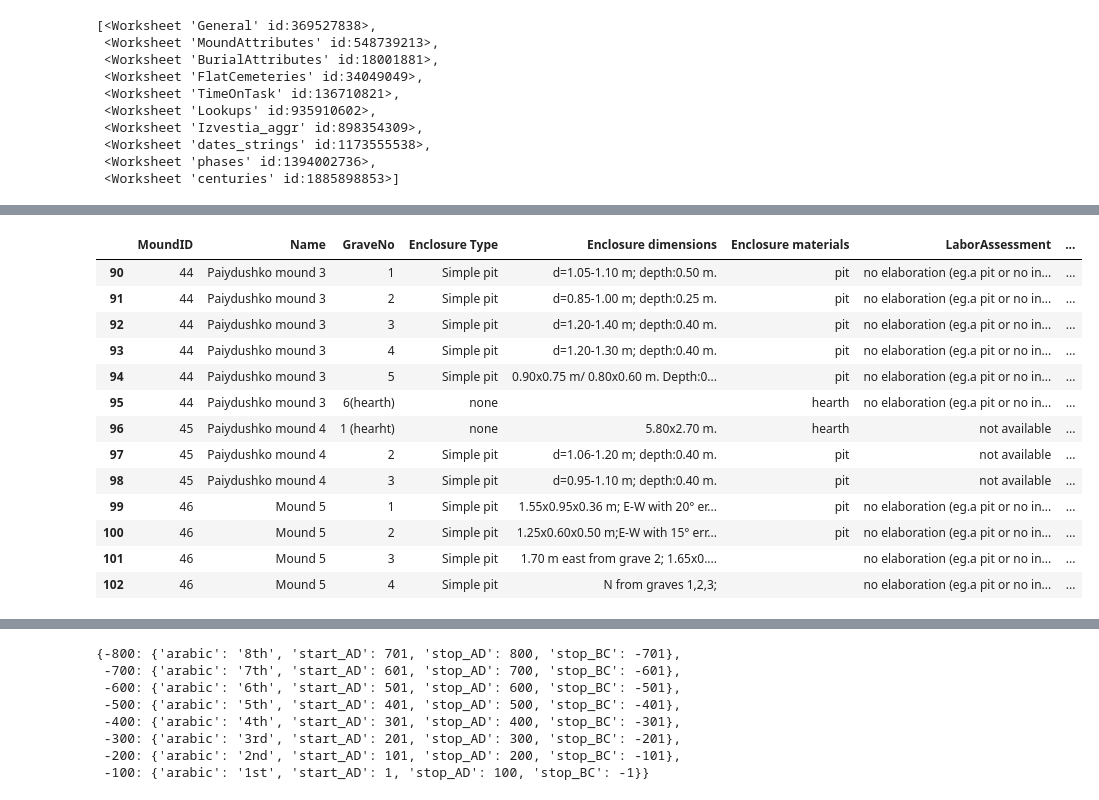
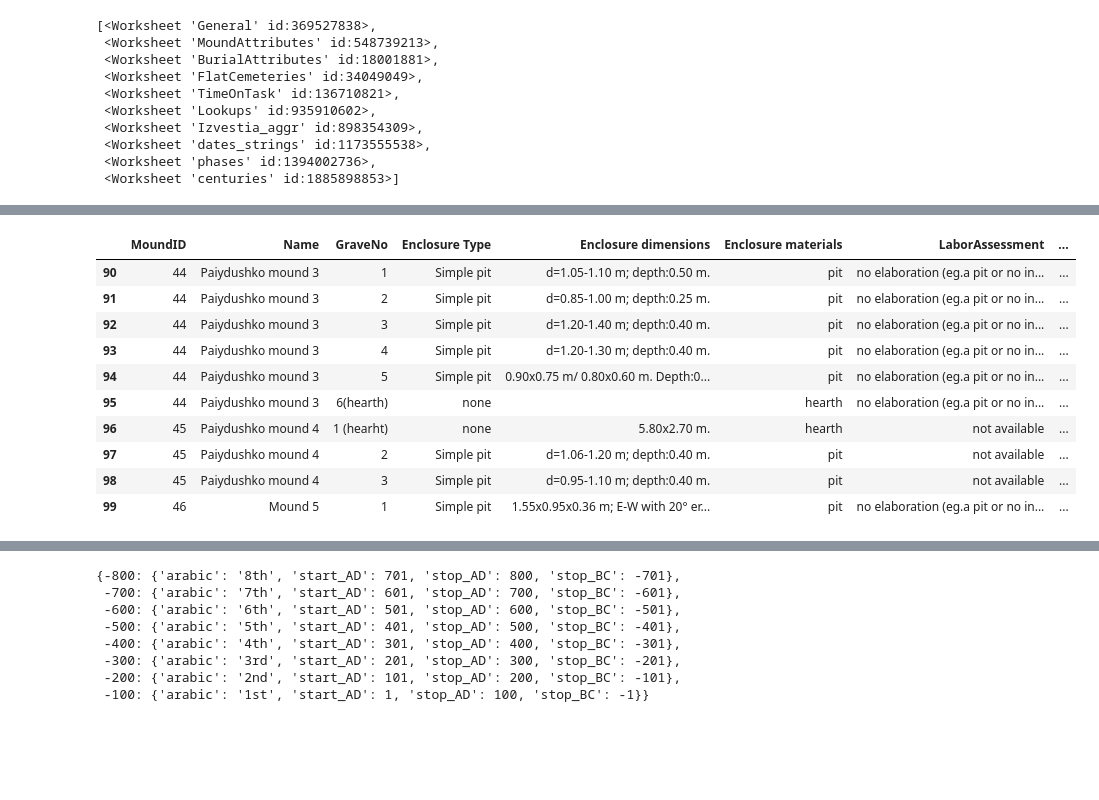
Before and after one commit to sdam-au/mounds_ETL, a Jupyter notebook: scripts/EXPLORING-MOUNDS-IN-GSHEETS.ipynb, the cells around one changed output, grey strips where cells are left out. Cells and saved outputs as stored; diff of their text form; code cells hidden in the pictures; blank space fills up the shorter version.

```diff
--- a/scripts/EXPLORING-MOUNDS-IN-GSHEETS.ipynb
+++ b/scripts/EXPLORING-MOUNDS-IN-GSHEETS.ipynb
@@ -220,22 +220,19 @@ def get_certainty(row):
   return certainty
 IzvestiaDataset_BurialAttributes["DateCertainty"] = IzvestiaDataset_BurialAttributes.apply(lambda row: get_certainty(row), axis=1)
 # %%
-IzvestiaDataset_BurialAttributes[IzvestiaDataset_BurialAttributes["DateCertainty"].str.startswith("?")]
+IzvestiaDataset_BurialAttributes[IzvestiaDataset_BurialAttributes["DateCertainty"].str.startswith("?")].head(10)
 # %% [output]
 |  | MoundID | Name | GraveNo | Enclosure Type | Enclosure dimensions | Enclosure materials | LaborAssessment | ... |
 | 90 | 44 | Paiydushko mound 3 | 1 | Simple pit | d=1.05-1.10 m; depth:0.50 m. | pit | no elaboration (eg.a pit or no in... | ... |
 | 91 | 44 | Paiydushko mound 3 | 2 | Simple pit | d=0.85-1.00 m; depth:0.25 m. | pit | no elaboration (eg.a pit or no in... | ... |
 | 92 | 44 | Paiydushko mound 3 | 3 | Simple pit | d=1.20-1.40 m; depth:0.40 m. | pit | no elaboration (eg.a pit or no in... | ... |
 | 93 | 44 | Paiydushko mound 3 | 4 | Simple pit | d=1.20-1.30 m; depth:0.40 m. | pit | no elaboration (eg.a pit or no in... | ... |
 | 94 | 44 | Paiydushko mound 3 | 5 | Simple pit | 0.90x0.75 m/ 0.80x0.60 m. Depth:0... | pit | no elaboration (eg.a pit or no in... | ... |
 | 95 | 44 | Paiydushko mound 3 | 6(hearth) | none |  | hearth | no elaboration (eg.a pit or no in... | ... |
 | 96 | 45 | Paiydushko mound 4 | 1 (hearht) | none | 5.80x2.70 m. | hearth | not available | ... |
 | 97 | 45 | Paiydushko mound 4 | 2 | Simple pit | d=1.06-1.20 m; depth:0.40 m. | pit | not available | ... |
 | 98 | 45 | Paiydushko mound 4 | 3 | Simple pit | d=0.95-1.10 m; depth:0.40 m. | pit | not available | ... |
 | 99 | 46 | Mound 5 | 1 | Simple pit | 1.55x0.95x0.36 m; E-W with 20° er... | pit | no elaboration (eg.a pit or no in... | ... |
-| 100 | 46 | Mound 5 | 2 | Simple pit | 1.25x0.60x0.50 m;E-W with 15° err... | pit | no elaboration (eg.a pit or no in... | ... |
-| 101 | 46 | Mound 5 | 3 | Simple pit | 1.70 m east from grave 2; 1.65x0.... |  | no elaboration (eg.a pit or no in... | ... |
-| 102 | 46 | Mound 5 | 4 | Simple pit | N from graves 1,2,3; |  | no elaboration (eg.a pit or no in... | ... |
 # %%
 IzvestiaDataset_BurialAttributes[IzvestiaDataset_BurialAttributes["StartDate"].str.contains("[a-z]", na=False)]
 # %% [output]
```
Also changed, not shown: parts of 10 cells of this notebook.
